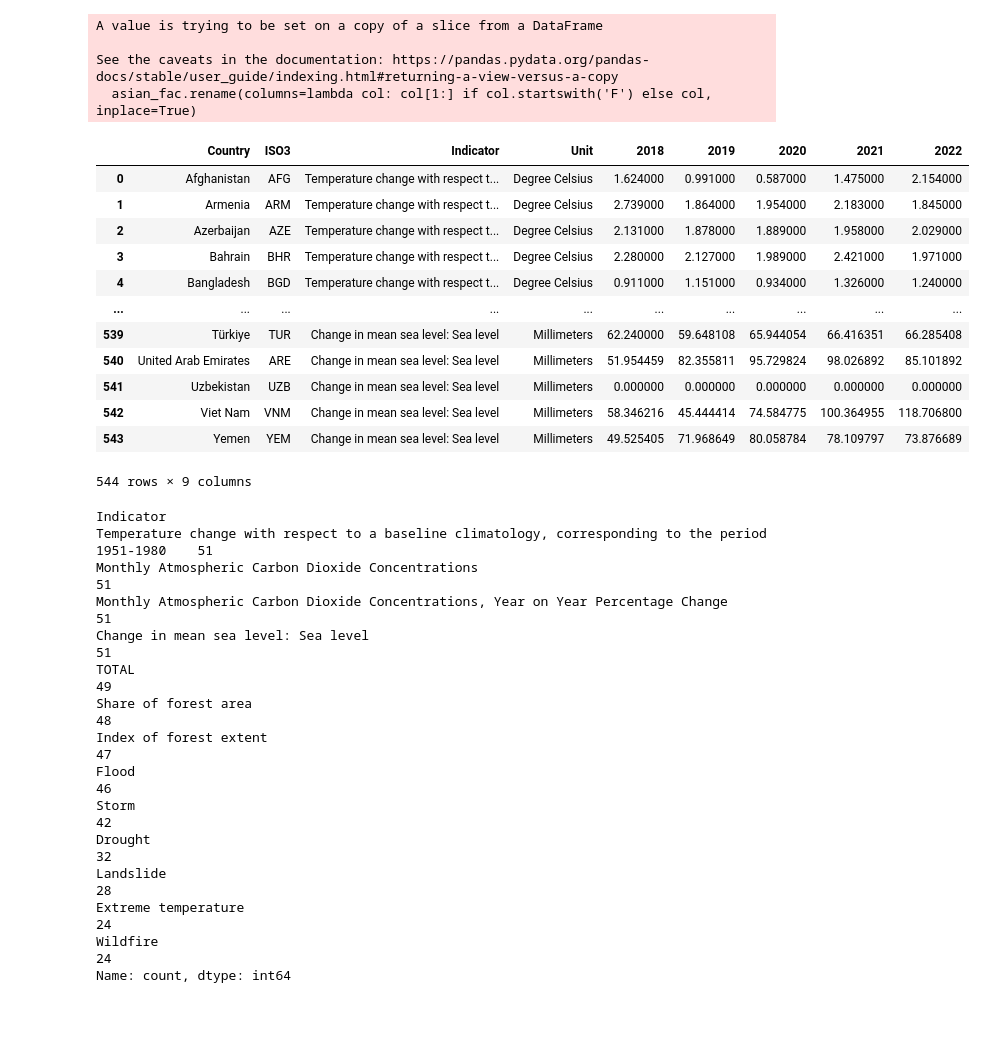
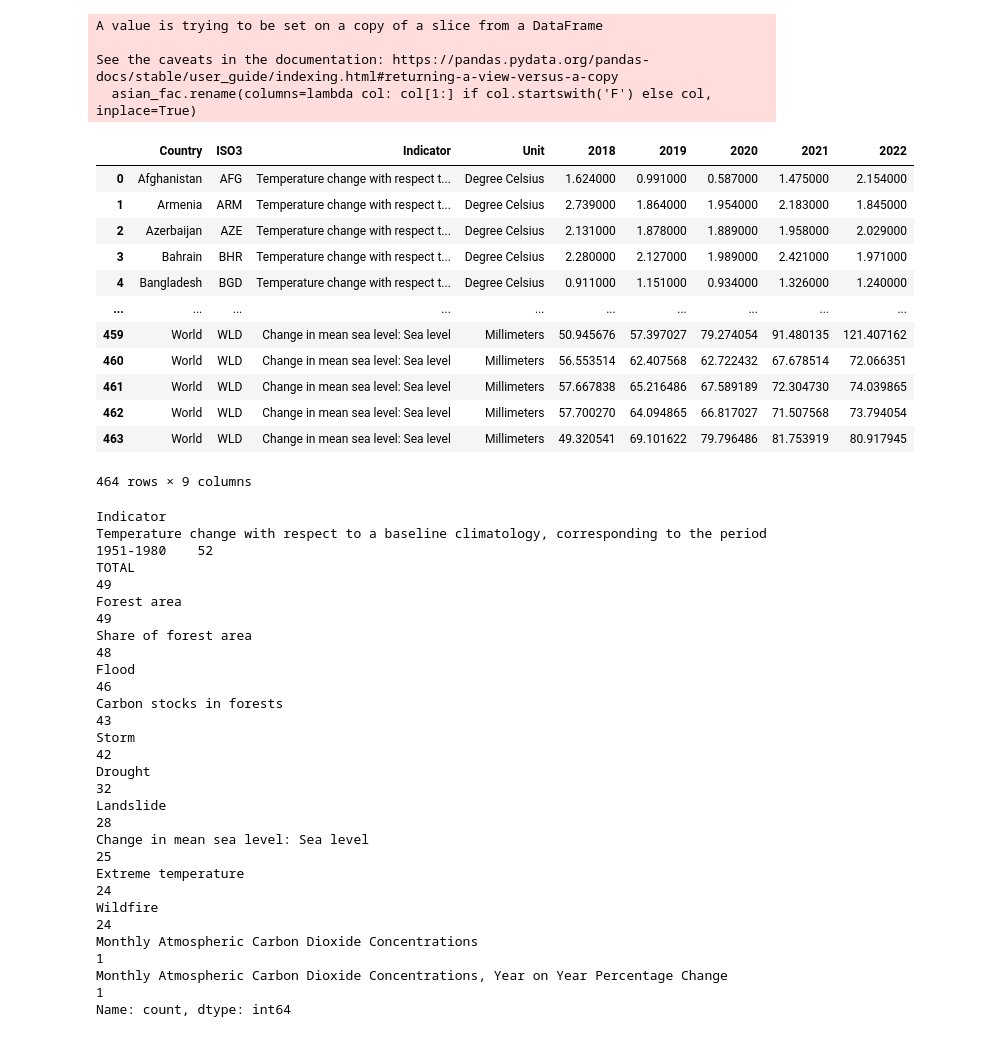
Before and after one commit to thienphucle/DS105.P11_Data_Analysis_And_Visualization, a Jupyter notebook: PreProces/PreProcessData.ipynb, the cells around one changed output. Cells and saved outputs as stored; diff of their text form; code cells hidden in the pictures.

```diff
--- a/PreProces/PreProcessData.ipynb
+++ b/PreProces/PreProcessData.ipynb
@@ -743,44 +811,45 @@ See the caveats in the documentation: https://pandas.pydata.org/pandas-docs/stab
 # %%
 asian_ast = pd.read_csv('../data/preprecessed_data/asian_ast.csv')
 asian_cdf = pd.read_csv('../data/preprecessed_data/asian_cdf.csv')
-asian_co2 = pd.read_csv('../data/preprecessed_data/asian_co2.csv')
+co2 = pd.read_csv('../data/preprecessed_data/co2.csv')
 asian_fac = pd.read_csv('../data/preprecessed_data/asian_fac.csv')
-asian_msl = pd.read_csv('../data/preprecessed_data/asian_msl.csv')
+msl = pd.read_csv('../data/preprecessed_data/msl.csv')
 # %%
 # Nối các DataFrame lại với nhau
-df_final = pd.concat([asian_ast, asian_cdf, asian_co2, asian_fac, asian_msl], axis=0, ignore_index=True)
+df_final = pd.concat([asian_ast, asian_cdf, co2, asian_fac, msl], axis=0, ignore_index=True)
 df_final
 # %% [output]
 |  | Country | ISO3 | Indicator | Unit | 2018 | 2019 | 2020 | 2021 | 2022 |
 | 0 | Afghanistan | AFG | Temperature change with respect t... | Degree Celsius | 1.624000 | 0.991000 | 0.587000 | 1.475000 | 2.154000 |
 | 1 | Armenia | ARM | Temperature change with respect t... | Degree Celsius | 2.739000 | 1.864000 | 1.954000 | 2.183000 | 1.845000 |
 | 2 | Azerbaijan | AZE | Temperature change with respect t... | Degree Celsius | 2.131000 | 1.878000 | 1.889000 | 1.958000 | 2.029000 |
 | 3 | Bahrain | BHR | Temperature change with respect t... | Degree Celsius | 2.280000 | 2.127000 | 1.989000 | 2.421000 | 1.971000 |
 | 4 | Bangladesh | BGD | Temperature change with respect t... | Degree Celsius | 0.911000 | 1.151000 | 0.934000 | 1.326000 | 1.240000 |
 | ... | ... | ... | ... | ... | ... | ... | ... | ... | ... |
-| 539 | Türkiye | TUR | Change in mean sea level: Sea level | Millimeters | 62.240000 | 59.648108 | 65.944054 | 66.416351 | 66.285408 |
-| 540 | United Arab Emirates | ARE | Change in mean sea level: Sea level | Millimeters | 51.954459 | 82.355811 | 95.729824 | 98.026892 | 85.101892 |
-| 541 | Uzbekistan | UZB | Change in mean sea level: Sea level | Millimeters | 0.000000 | 0.000000 | 0.000000 | 0.000000 | 0.000000 |
-| 542 | Viet Nam | VNM | Change in mean sea level: Sea level | Millimeters | 58.346216 | 45.444414 | 74.584775 | 100.364955 | 118.706800 |
-| 543 | Yemen | YEM | Change in mean sea level: Sea level | Millimeters | 49.525405 | 71.968649 | 80.058784 | 78.109797 | 73.876689 |
+| 459 | World | WLD | Change in mean sea level: Sea level | Millimeters | 50.945676 | 57.397027 | 79.274054 | 91.480135 | 121.407162 |
+| 460 | World | WLD | Change in mean sea level: Sea level | Millimeters | 56.553514 | 62.407568 | 62.722432 | 67.678514 | 72.066351 |
+| 461 | World | WLD | Change in mean sea level: Sea level | Millimeters | 57.667838 | 65.216486 | 67.589189 | 72.304730 | 74.039865 |
+| 462 | World | WLD | Change in mean sea level: Sea level | Millimeters | 57.700270 | 64.094865 | 66.817027 | 71.507568 | 73.794054 |
+| 463 | World | WLD | Change in mean sea level: Sea level | Millimeters | 49.320541 | 69.101622 | 79.796486 | 81.753919 | 80.917945 |
-544 rows × 9 columns
+464 rows × 9 columns
 # %%
 df_final['Indicator'].value_counts()
 # %% [output]
 Indicator
-Temperature change with respect to a baseline climatology, corresponding to the period 1951-1980    51
-Monthly Atmospheric Carbon Dioxide Concentrations                                                   51
-Monthly Atmospheric Carbon Dioxide Concentrations, Year on Year Percentage Change                   51
-Change in mean sea level: Sea level                                                                 51
+Temperature change with respect to a baseline climatology, corresponding to the period 1951-1980    52
 TOTAL                                                                                               49
+Forest area                                                                                         49
 Share of forest area                                                                                48
-Index of forest extent                                                                              47
 Flood                                                                                               46
+Carbon stocks in forests                                                                            43
 Storm                                                                                               42
 Drought                                                                                             32
 Landslide                                                                                           28
+Change in mean sea level: Sea level                                                                 25
 Extreme temperature                                                                                 24
 Wildfire                                                                                            24
+Monthly Atmospheric Carbon Dioxide Concentrations                                                    1
+Monthly Atmospheric Carbon Dioxide Concentrations, Year on Year Percentage Change                    1
 Name: count, dtype: int64
 # %%
 df_final.to_csv('../data/preprecessed_data/final_data.csv', index=False)
```
Also changed, not shown: parts of 47 cells of this notebook, 8 other files.
